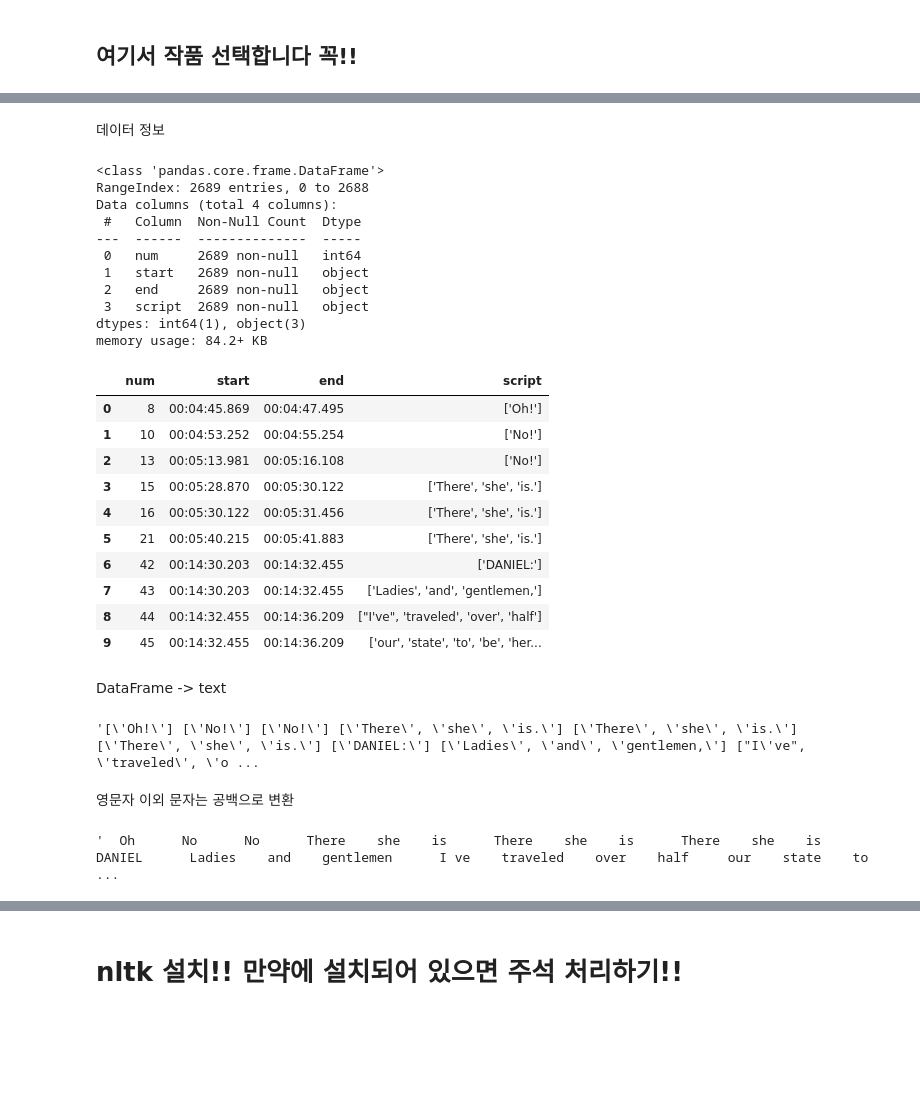
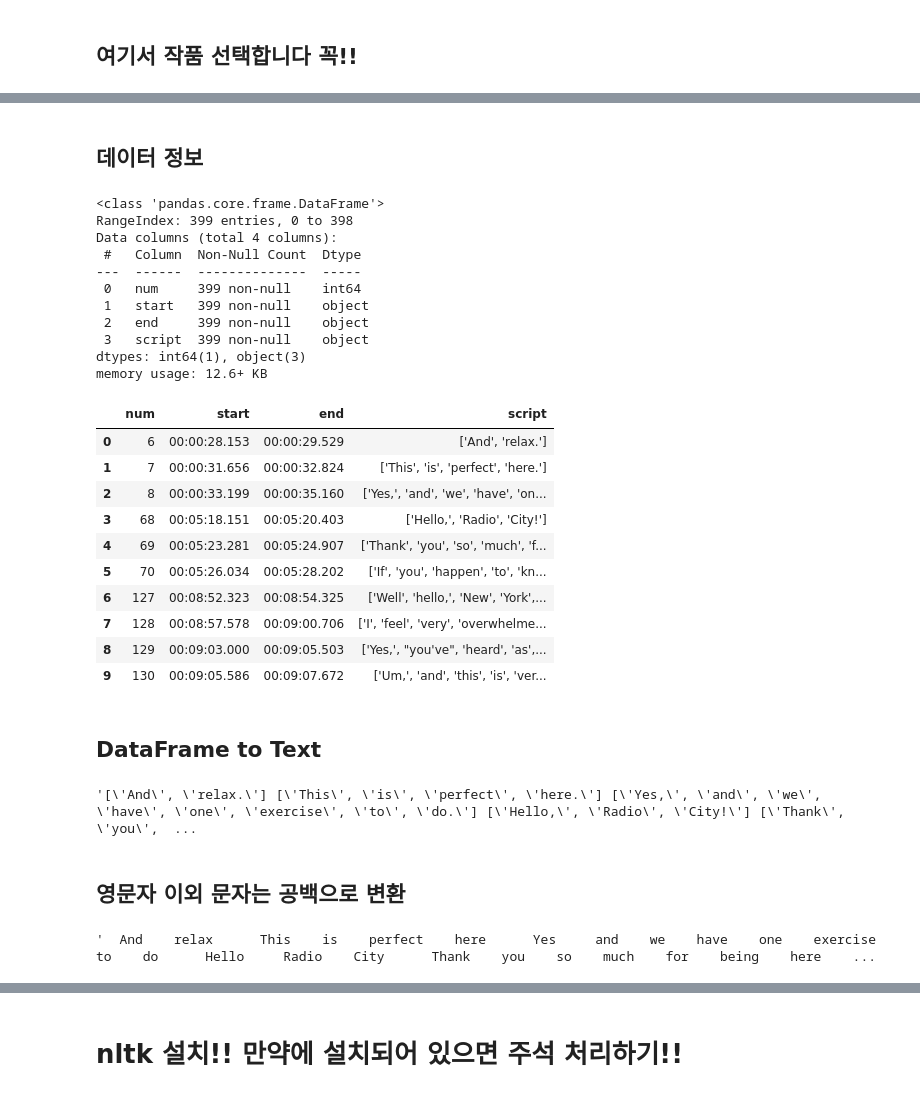
Before and after one commit to yuliepie/netflixschool, a Jupyter notebook: data_preprocessing/ipynb/VTT_Script_Preprocess_integration.ipynb, the cells around one changed output, grey strips where cells are left out. Drawn from its saved outputs; the diff is of its cells as text; code cells hidden in the pictures; blank space fills up the shorter version.

```diff
--- a/data_preprocessing/ipynb/VTT_Script_Preprocess_integration.ipynb
+++ b/data_preprocessing/ipynb/VTT_Script_Preprocess_integration.ipynb
@@ -45,2 +47,2 @@ else:
 # %%
-movie_data = pd.read_csv(f'{path}/{title}/{file_name}.csv')
+data = pd.read_csv(f'{path}/{title}/{file_name}.csv')
@@ -49,49 +49,51 @@ movie = movie_data
-# %% [markdown]
-데이터 정보
+# %%
+script = data
+# %% [markdown]
+## 데이터 정보
 # %%
-movie.info()
-movie.head(10)
+script.info()
+script.head(10)
 # %% [output]
 <class 'pandas.core.frame.DataFrame'>
-RangeIndex: 2689 entries, 0 to 2688
+RangeIndex: 399 entries, 0 to 398
 Data columns (total 4 columns):
  #   Column  Non-Null Count  Dtype
 ---  ------  --------------  -----
- 0   num     2689 non-null   int64
- 1   start   2689 non-null   object
- 2   end     2689 non-null   object
- 3   script  2689 non-null   object
+ 0   num     399 non-null    int64
+ 1   start   399 non-null    object
+ 2   end     399 non-null    object
+ 3   script  399 non-null    object
 dtypes: int64(1), object(3)
-memory usage: 84.2+ KB
+memory usage: 12.6+ KB
 |  | num | start | end | script |
-| 0 | 8 | 00:04:45.869 | 00:04:47.495 | ['Oh!'] |
-| 1 | 10 | 00:04:53.252 | 00:04:55.254 | ['No!'] |
-| 2 | 13 | 00:05:13.981 | 00:05:16.108 | ['No!'] |
-| 3 | 15 | 00:05:28.870 | 00:05:30.122 | ['There', 'she', 'is.'] |
-| 4 | 16 | 00:05:30.122 | 00:05:31.456 | ['There', 'she', 'is.'] |
-| 5 | 21 | 00:05:40.215 | 00:05:41.883 | ['There', 'she', 'is.'] |
-| 6 | 42 | 00:14:30.203 | 00:14:32.455 | ['DANIEL:'] |
-| 7 | 43 | 00:14:30.203 | 00:14:32.455 | ['Ladies', 'and', 'gentlemen,'] |
-| 8 | 44 | 00:14:32.455 | 00:14:36.209 | ["I've", 'traveled', 'over', 'half'] |
-| 9 | 45 | 00:14:32.455 | 00:14:36.209 | ['our', 'state', 'to', 'be', 'her... |
+| 0 | 6 | 00:00:28.153 | 00:00:29.529 | ['And', 'relax.'] |
+| 1 | 7 | 00:00:31.656 | 00:00:32.824 | ['This', 'is', 'perfect', 'here.'] |
+| 2 | 8 | 00:00:33.199 | 00:00:35.160 | ['Yes,', 'and', 'we', 'have', 'on... |
+| 3 | 68 | 00:05:18.151 | 00:05:20.403 | ['Hello,', 'Radio', 'City!'] |
+| 4 | 69 | 00:05:23.281 | 00:05:24.907 | ['Thank', 'you', 'so', 'much', 'f... |
+| 5 | 70 | 00:05:26.034 | 00:05:28.202 | ['If', 'you', 'happen', 'to', 'kn... |
+| 6 | 127 | 00:08:52.323 | 00:08:54.325 | ['Well', 'hello,', 'New', 'York',... |
+| 7 | 128 | 00:08:57.578 | 00:09:00.706 | ['I', 'feel', 'very', 'overwhelme... |
+| 8 | 129 | 00:09:03.000 | 00:09:05.503 | ['Yes,', "you've", 'heard', 'as',... |
+| 9 | 130 | 00:09:05.586 | 00:09:07.672 | ['Um,', 'and', 'this', 'is', 'ver... |
-# %% [markdown]
-DataFrame -> text
+# %% [markdown]
+## DataFrame to Text
 # %%
-list_movie = []
-list_movie.extend(data for data in movie['script'])
-# len(list_movie)
-# list_movie[:10]
-text_movie = ' '.join(list_movie)
-text_movie[:500]
+list_script = []
+list_script.extend(data for data in script['script'])
+# len(list_script)
+# list_script[:10]
+text_script = ' '.join(list_script)
+text_script[:500]
 # %% [output]
-'[\'Oh!\'] [\'No!\'] [\'No!\'] [\'There\', \'she\', \'is.\'] [\'There\', \'she\', \'is.\'] [\'There\', \'she\', \'is.\'] [\'DANIEL:\'] [\'Ladies\', \'and\', \'gentlemen,\'] ["I\'ve", \'traveled\', \'o ...
+'[\'And\', \'relax.\'] [\'This\', \'is\', \'perfect\', \'here.\'] [\'Yes,\', \'and\', \'we\', \'have\', \'one\', \'exercise\', \'to\', \'do.\'] [\'Hello,\', \'Radio\', \'City!\'] [\'Thank\', \'you\',  ...
 # %% [markdown]
-영문자 이외 문자는 공백으로 변환
+## 영문자 이외 문자는 공백으로 변환
 # %%
 import re
 
 # 영문자 이외 문자는 공백으로 변환
-only_english_movie = re.sub('[^a-zA-Z]', ' ', text_movie)
-only_english_movie[:500]
+only_english_script = re.sub('[^a-zA-Z]', ' ', text_script)
+only_english_script[:500]
 # %% [output]
-'  Oh      No      No      There    she    is      There    she    is      There    she    is      DANIEL      Ladies    and    gentlemen      I ve    traveled    over    half     our    state    to   ...
+'  And    relax      This    is    perfect    here      Yes     and    we    have    one    exercise    to    do      Hello     Radio    City      Thank    you    so    much    for    being    here    ...
```
Also changed, not shown: parts of 38 cells of this notebook, 7 other files.
